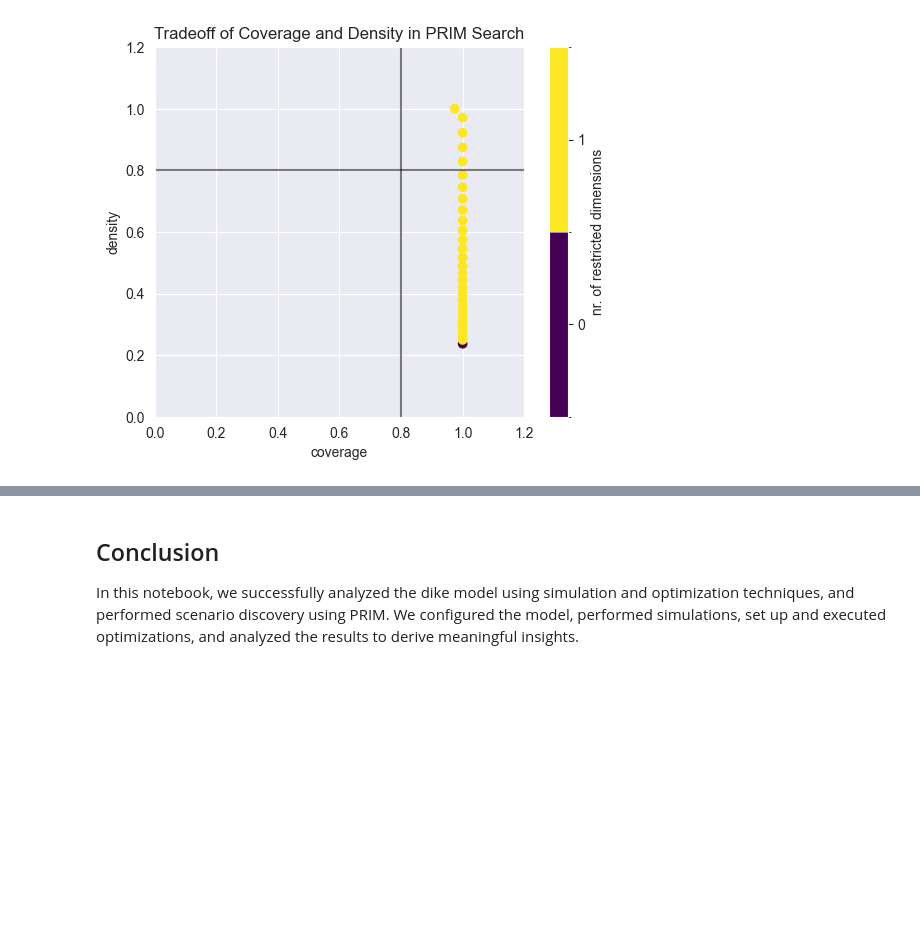
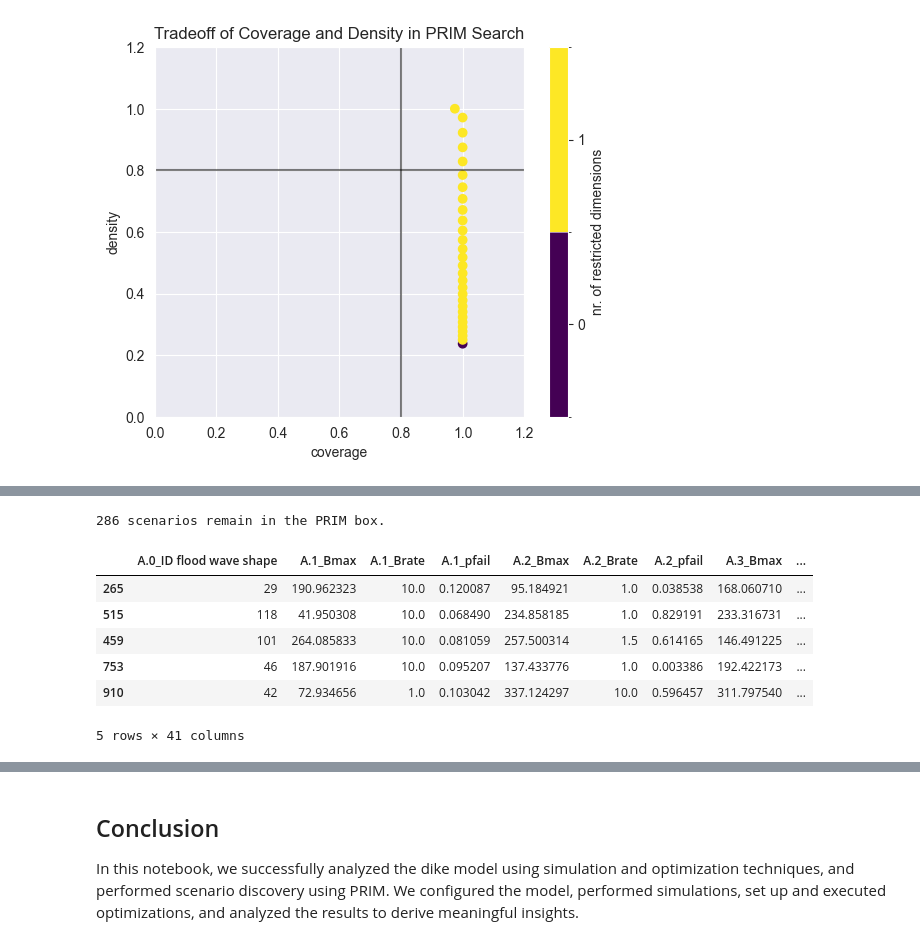
Before and after one commit to annasimulation/EPA141A, a Jupyter notebook: Final assignment/ass5(prim).ipynb, the cells around one changed output, grey strips where cells are left out. Drawn from its saved outputs; the diff is of its cells as text; code cells hidden in the pictures; blank space fills up the shorter version.

```diff
--- a/Final assignment/ass5(prim).ipynb
+++ b/Final assignment/ass5(prim).ipynb
@@ -243,0 +248,3 @@ AttributeError:
+# %%
+limit = box1.box_lims[worst_case_idx]
+limit
@@ -243,0 +256,9 @@ AttributeError:
+# %%
+combined_df = experiments.copy()
+for key in outcomes:
+    combined_df[key] = outcomes[key]
+
+combined_df['Within Limit'] = True
+
+print(combined_df.shape)
+combined_df.head(3)
@@ -243,0 +272,27 @@ AttributeError:
+# %%
+# Apply PRIM constraint in each dimension
+for idx, row in combined_df.iterrows():
+    for unc in limit:
+        if (type(limit.loc[0, unc]) == set):
+            if row[unc] not in limit.loc[0, unc]:
+                combined_df.at[idx, 'Within Limit'] = False
+        else:
+            if row[unc] < limit.loc[0, unc] or row[unc] > limit.loc[1, unc]:
+                combined_df.at[idx, 'Within Limit'] = False
+# %%
+combined_df = combined_df[combined_df['Within Limit']]
+combined_df = combined_df.drop(['Within Limit'], axis=1)
+print(f'{combined_df.shape[0]} scenarios remain in the PRIM box.')
+# %% [output]
+286 scenarios remain in the PRIM box.
+# %%
+combined_df = combined_df.sort_values(by=ooi, ascending=False)
+combined_df.head()
+# %% [output]
+|  | A.0_ID flood wave shape | A.1_Bmax | A.1_Brate | A.1_pfail | A.2_Bmax | A.2_Brate | A.2_pfail | A.3_Bmax | ... |
+| 265 | 29 | 190.962323 | 10.0 | 0.120087 | 95.184921 | 1.0 | 0.038538 | 168.060710 | ... |
+| 515 | 118 | 41.950308 | 10.0 | 0.068490 | 234.858185 | 1.0 | 0.829191 | 233.316731 | ... |
+| 459 | 101 | 264.085833 | 10.0 | 0.081059 | 257.500314 | 1.5 | 0.614165 | 146.491225 | ... |
+| 753 | 46 | 187.901916 | 10.0 | 0.095207 | 137.433776 | 1.0 | 0.003386 | 192.422173 | ... |
+| 910 | 42 | 72.934656 | 1.0 | 0.103042 | 337.124297 | 10.0 | 0.596457 | 311.797540 | ... |
+5 rows × 41 columns
```
Also changed, not shown: parts of 11 cells of this notebook, 4 other files.
